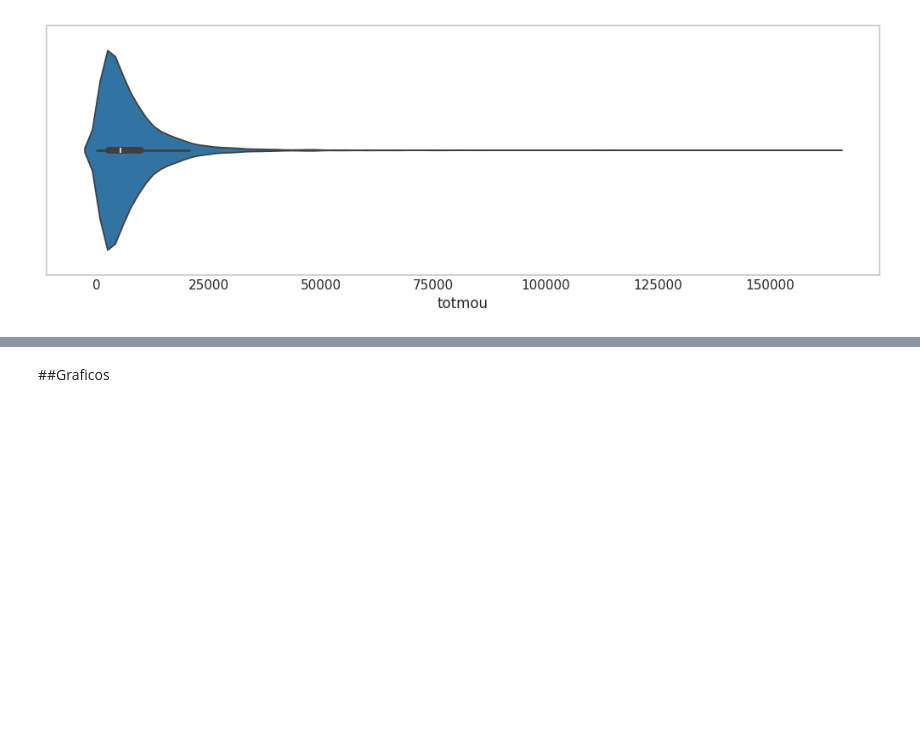
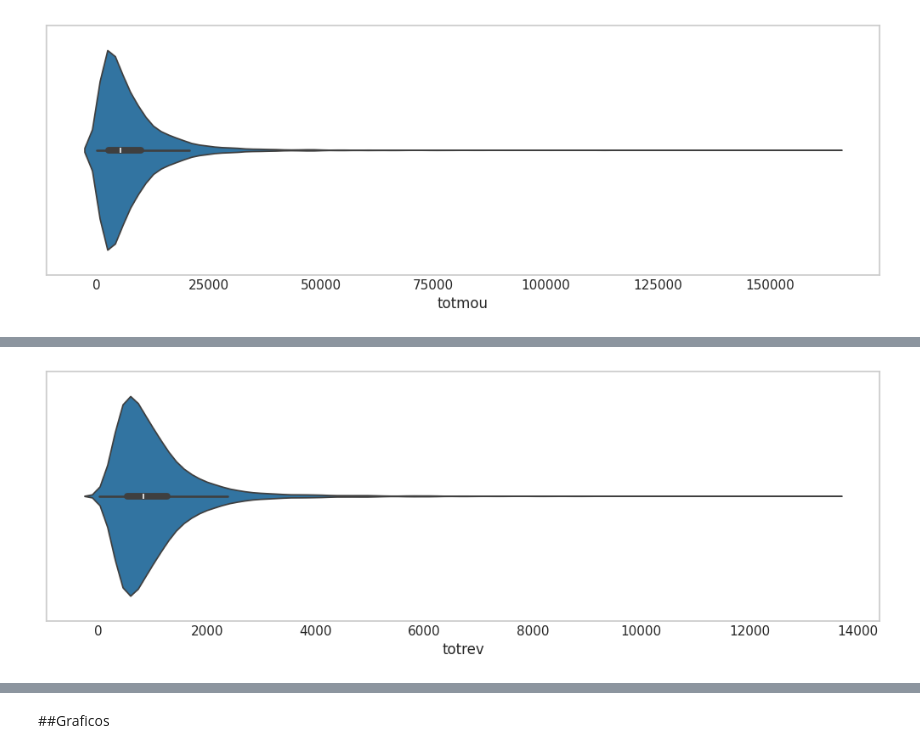
Before and after one commit to mgomez270/MLGuia1, a Jupyter notebook: Relación_Minutos.ipynb, the cells around one changed output, grey strips where cells are left out. Cells and saved outputs as stored; diff of their text form; code cells hidden in the pictures; blank space fills up the shorter version.

```diff
--- a/Relación_Minutos.ipynb
+++ b/Relación_Minutos.ipynb
@@ -71,0 +97,6 @@ plt.show()
+# %%
+plt.figure(figsize=(10,3))
+sns.violinplot(df['totrev'],orient='h')
+plt.show()
+# %% [output]
+[figure, added]
```
Also changed, not shown: parts of 19 cells of this notebook.
